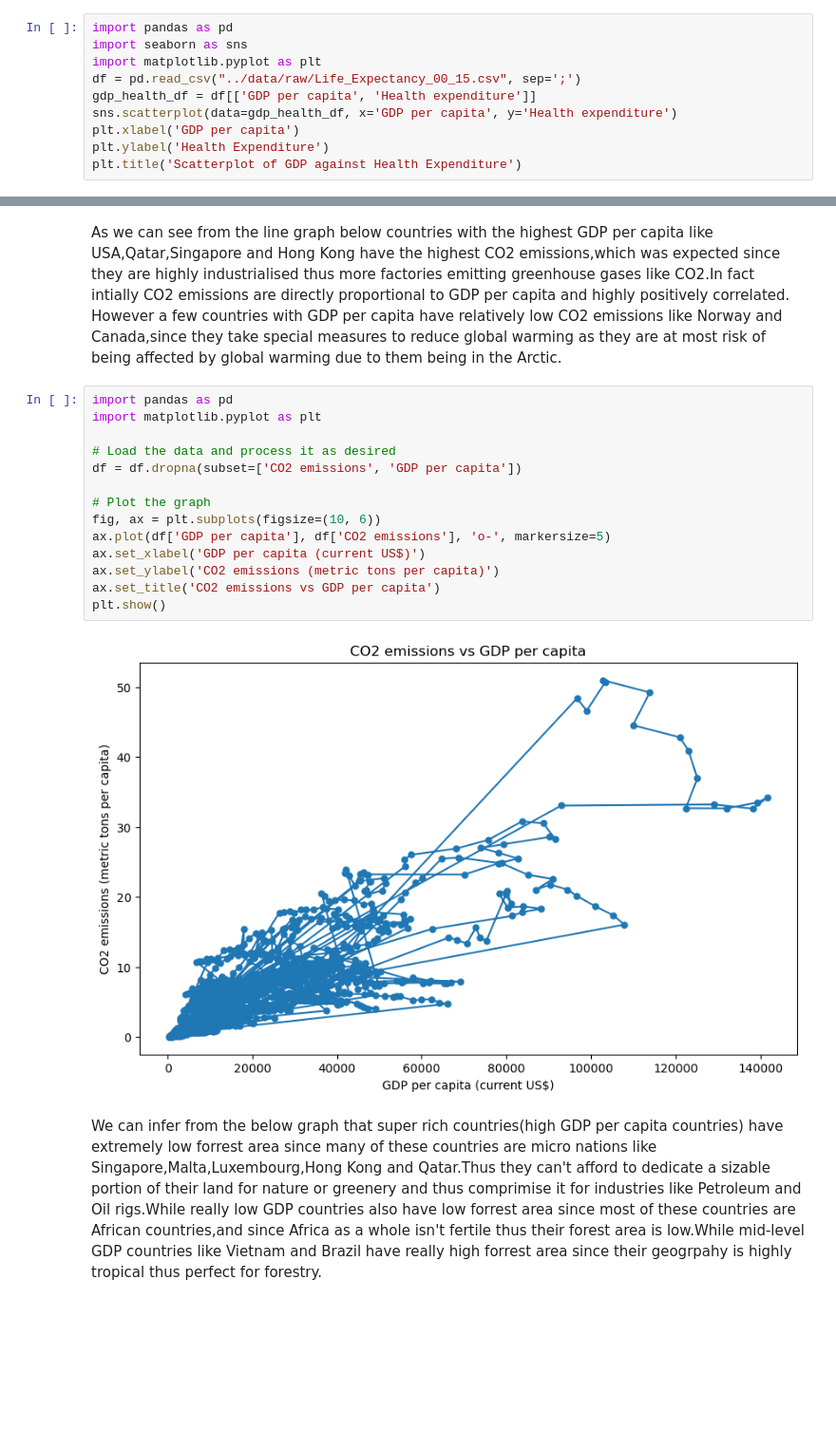
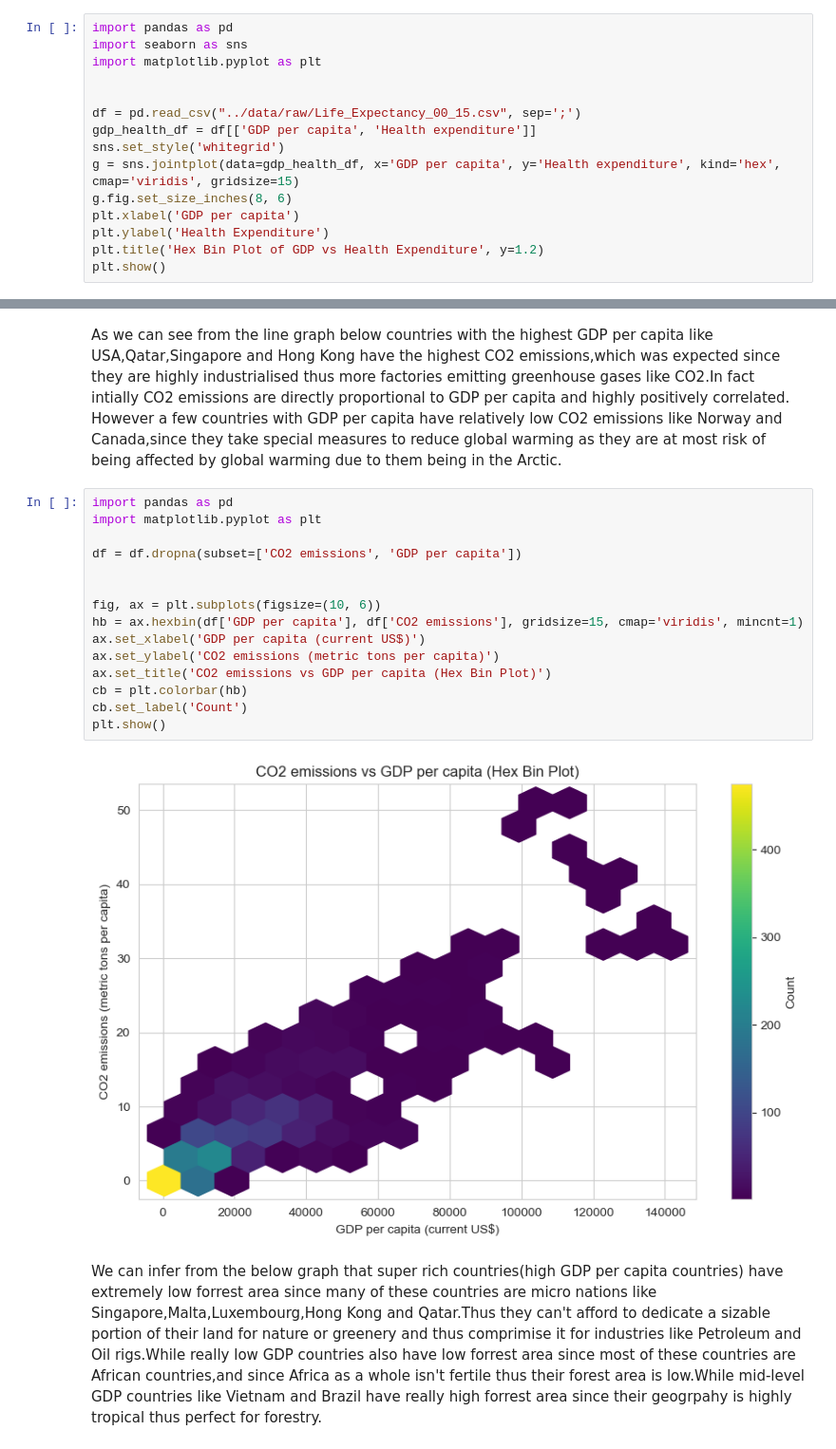
Before and after one commit to ubco-W2022T2-data301/project-group-group28, a Jupyter notebook: analysis/analysis3.ipynb, the cells around one changed output, grey strips where cells are left out. Shown: that part at 95% size. Cells and saved outputs as stored; diff of their text form; blank space fills up the shorter version.

```diff
--- a/analysis/analysis3.ipynb
+++ b/analysis/analysis3.ipynb
@@ -90,10 +70,15 @@ df.shape
 import pandas as pd
 import seaborn as sns
 import matplotlib.pyplot as plt
+
+
 df = pd.read_csv("../data/raw/Life_Expectancy_00_15.csv", sep=';')
 gdp_health_df = df[['GDP per capita', 'Health expenditure']]
-sns.scatterplot(data=gdp_health_df, x='GDP per capita', y='Health expenditure')
+sns.set_style('whitegrid')
+g = sns.jointplot(data=gdp_health_df, x='GDP per capita', y='Health expenditure', kind='hex', cmap='viridis', gridsize=15)
+g.fig.set_size_inches(8, 6)
 plt.xlabel('GDP per capita')
 plt.ylabel('Health Expenditure')
-plt.title('Scatterplot of GDP against Health Expenditure')
+plt.title('Hex Bin Plot of GDP vs Health Expenditure', y=1.2)
+plt.show()
 # %% [output]
@@ -222,19 +210,20 @@ As we can see from the line graph below countries with the highest GDP per capit
 # %%
 import pandas as pd
 import matplotlib.pyplot as plt
 
-# Load the data and process it as desired
 df = df.dropna(subset=['CO2 emissions', 'GDP per capita'])
 
-# Plot the graph
+
 fig, ax = plt.subplots(figsize=(10, 6))
-ax.plot(df['GDP per capita'], df['CO2 emissions'], 'o-', markersize=5)
+hb = ax.hexbin(df['GDP per capita'], df['CO2 emissions'], gridsize=15, cmap='viridis', mincnt=1)
 ax.set_xlabel('GDP per capita (current US$)')
 ax.set_ylabel('CO2 emissions (metric tons per capita)')
-ax.set_title('CO2 emissions vs GDP per capita')
+ax.set_title('CO2 emissions vs GDP per capita (Hex Bin Plot)')
+cb = plt.colorbar(hb)
+cb.set_label('Count')
 plt.show()
 # %% [output]
-[figure, old version]
+[figure, new version]
 # %% [markdown]
 We can infer from the below graph that super rich countries(high GDP per capita countries) have extremely low forrest area since many of these countries are micro nations like Singapore,Malta,Luxembourg,Hong Kong and Qatar.Thus they can't afford to dedicate a sizable portion of their land for nature or greenery and thus comprimise it for industries like Petroleum and Oil rigs.While really low GDP countries also have low forrest area since most of these countries are African countries,and since Africa as a whole isn't fertile thus their forest area is low.While mid-level GDP countries like Vietnam and Brazil have really high forrest area since their geogrpahy is highly tropical thus perfect for forestry.
 # %%
```
Also changed, not shown: parts of 7 cells of this notebook.
